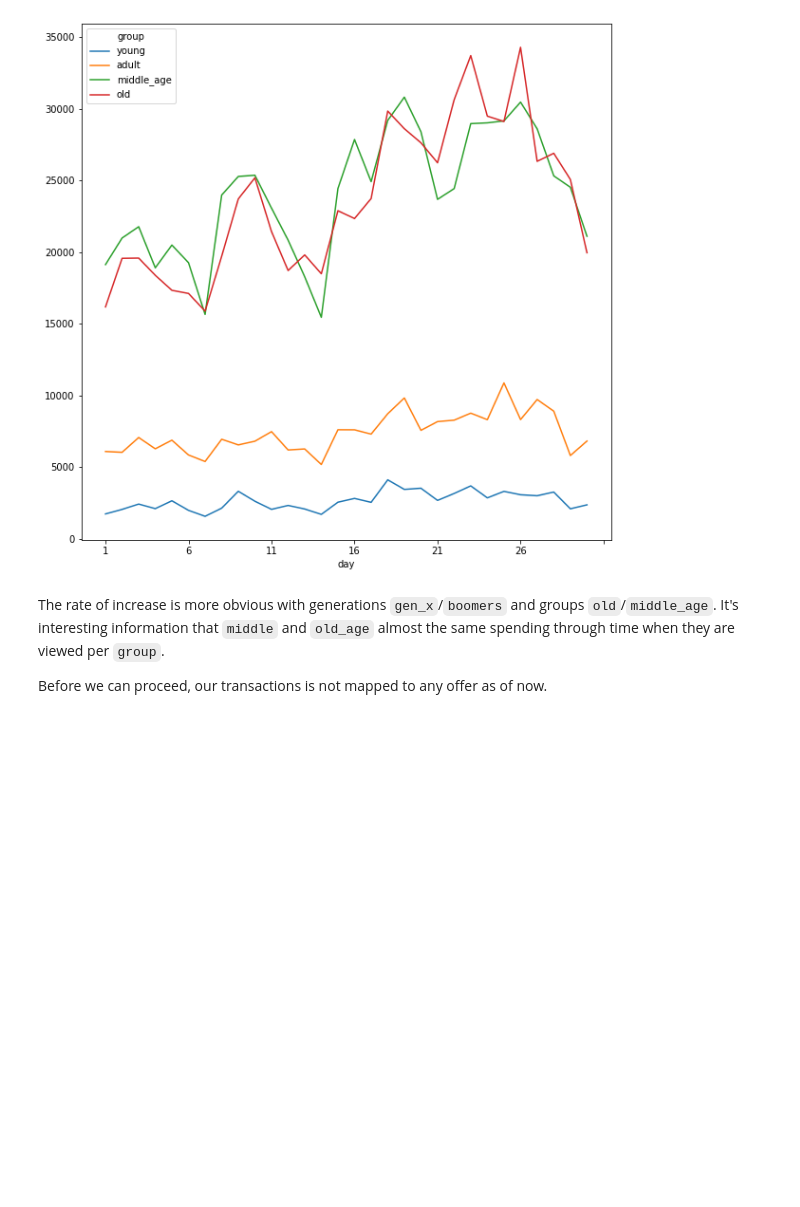
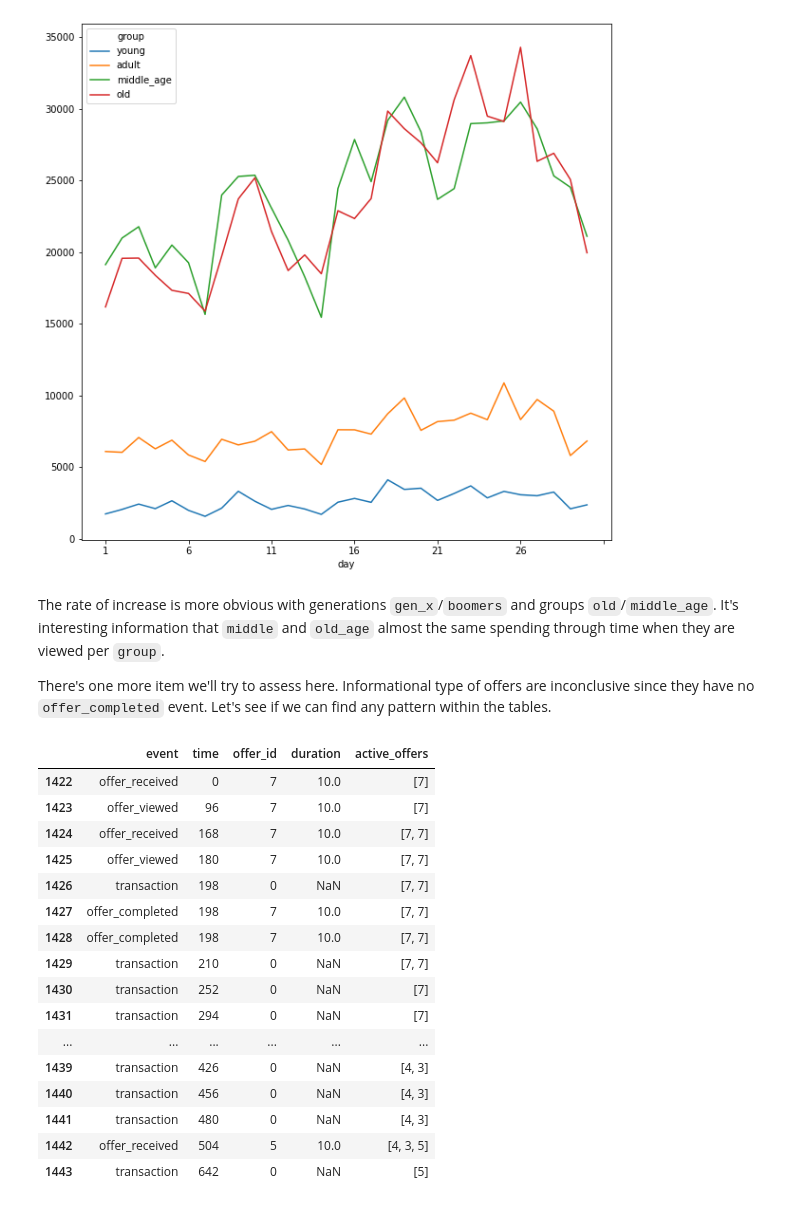
Before and after one commit to netxph/sb-capstone, a Jupyter notebook: notebooks/02 - Data Understanding.ipynb, the cells around one changed output. Cells and saved outputs as stored; diff of their text form; code cells hidden in the pictures; blank space fills up the shorter version.

```diff
--- a/notebooks/02 - Data Understanding.ipynb
+++ b/notebooks/02 - Data Understanding.ipynb
@@ -951,4 +952,4 @@ transcript_day_profile.groupby(["group", "day"]).amount.sum().reset_index().pivo
 # %% [markdown]
 The rate of increase is more obvious with generations `gen_x`/`boomers` and groups `old`/`middle_age`. It's interesting information that `middle` and `old_age` almost the same spending through time when they are viewed per `group`.
 
-Before we can proceed, our transactions is not mapped to any offer as of now.
+There's one more item we'll try to assess here. Informational type of offers are inconclusive since they have no `offer_completed` event. Let's see if we can find any pattern within the tables.
@@ -954,0 +960,20 @@ Before we can proceed, our transactions is not mapped to any offer as of now.
+# %%
+transcript_active[transcript_active.person_id==106][["event", "time", "offer_id", "duration", "active_offers"]]
+# %% [output]
+|  | event | time | offer_id | duration | active_offers |
+| 1422 | offer_received | 0 | 7 | 10.0 | [7] |
+| 1423 | offer_viewed | 96 | 7 | 10.0 | [7] |
+| 1424 | offer_received | 168 | 7 | 10.0 | [7, 7] |
+| 1425 | offer_viewed | 180 | 7 | 10.0 | [7, 7] |
+| 1426 | transaction | 198 | 0 | NaN | [7, 7] |
+| 1427 | offer_completed | 198 | 7 | 10.0 | [7, 7] |
+| 1428 | offer_completed | 198 | 7 | 10.0 | [7, 7] |
+| 1429 | transaction | 210 | 0 | NaN | [7, 7] |
+| 1430 | transaction | 252 | 0 | NaN | [7] |
+| 1431 | transaction | 294 | 0 | NaN | [7] |
+| ... | ... | ... | ... | ... | ... |
+| 1439 | transaction | 426 | 0 | NaN | [4, 3] |
+| 1440 | transaction | 456 | 0 | NaN | [4, 3] |
+| 1441 | transaction | 480 | 0 | NaN | [4, 3] |
+| 1442 | offer_received | 504 | 5 | 10.0 | [4, 3, 5] |
+| 1443 | transaction | 642 | 0 | NaN | [5] |
```
Also changed, not shown: parts of 11 cells of this notebook, 1 other file.
